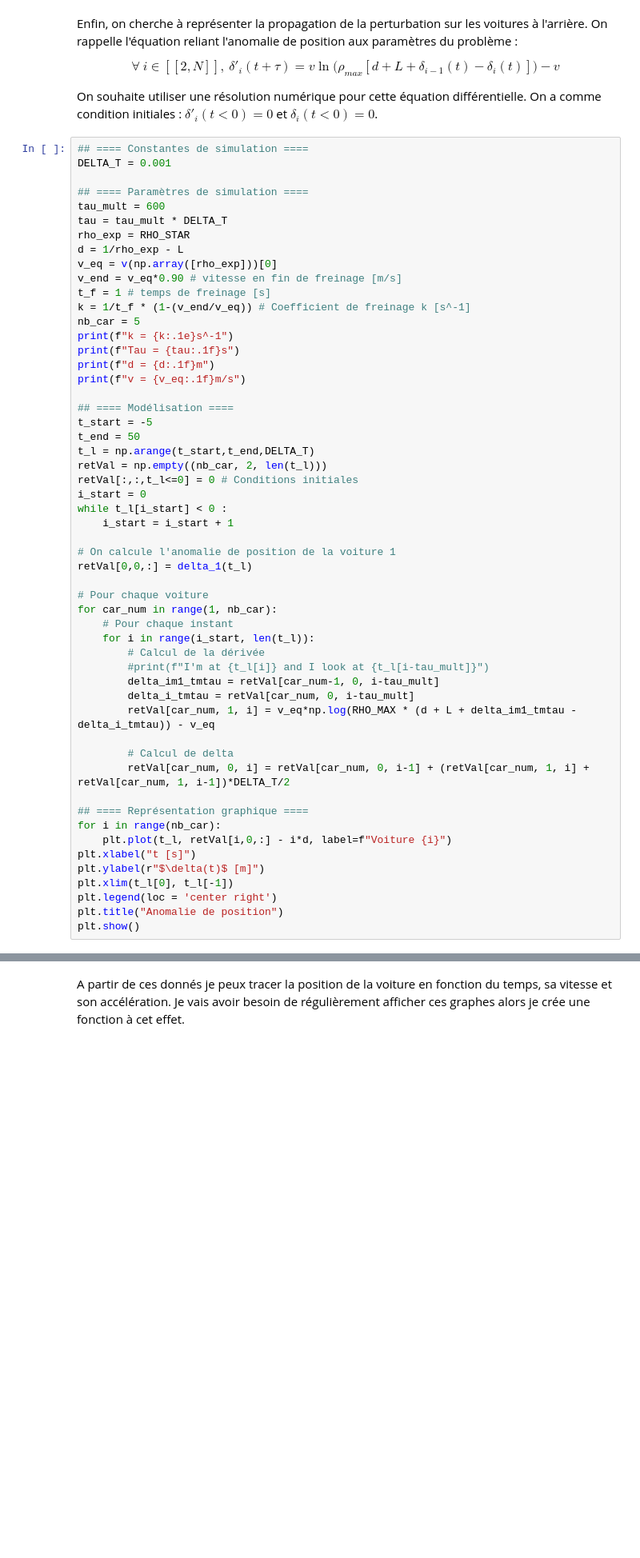
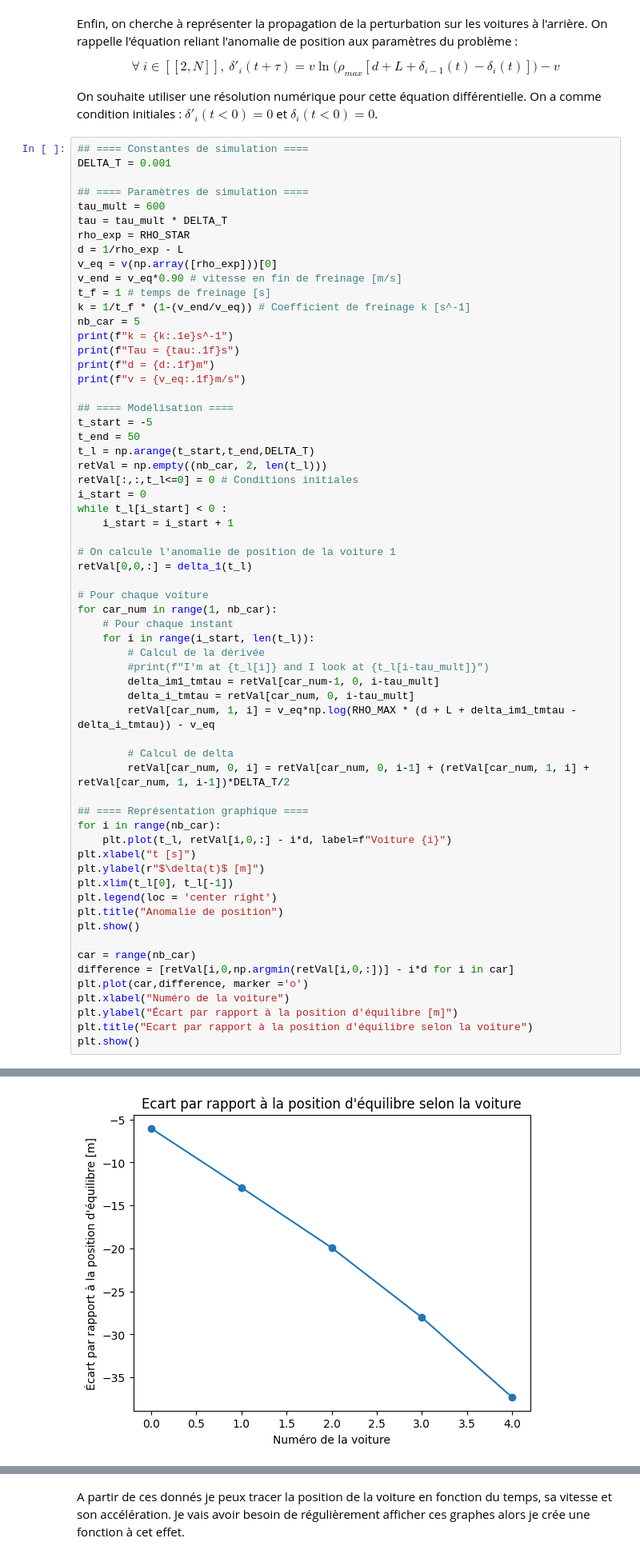
Before and after one commit to ThibautLavenant/phyMod_miniproject, a Jupyter notebook: MiniProject.ipynb, the cells around one changed output, grey strips where cells are left out. Shown at 80% size. Cells and saved outputs as stored; diff of their text form; blank space fills up the shorter version.

Commit message:
Ajout de graphe et commentaire associé au 1er modèle, structuration 2ème modèle

```diff
--- a/MiniProject.ipynb
+++ b/MiniProject.ipynb
@@ -399,30 +401,39 @@ while t_l[i_start] < 0 :
 retVal[0,0,:] = delta_1(t_l)
 
 # Pour chaque voiture
 for car_num in range(1, nb_car):
     # Pour chaque instant
     for i in range(i_start, len(t_l)):
         # Calcul de la dérivée
         #print(f"I'm at {t_l[i]} and I look at {t_l[i-tau_mult]}")
         delta_im1_tmtau = retVal[car_num-1, 0, i-tau_mult]
         delta_i_tmtau = retVal[car_num, 0, i-tau_mult]
         retVal[car_num, 1, i] = v_eq*np.log(RHO_MAX * (d + L + delta_im1_tmtau - delta_i_tmtau)) - v_eq
 
         # Calcul de delta
         retVal[car_num, 0, i] = retVal[car_num, 0, i-1] + (retVal[car_num, 1, i] + retVal[car_num, 1, i-1])*DELTA_T/2
 
 ## ==== Représentation graphique ====
 for i in range(nb_car):
     plt.plot(t_l, retVal[i,0,:] - i*d, label=f"Voiture {i}")
 plt.xlabel("t [s]")
 plt.ylabel(r"$\delta(t)$ [m]")
 plt.xlim(t_l[0], t_l[-1])
 plt.legend(loc = 'center right')
 plt.title("Anomalie de position")
 plt.show()
+
+car = range(nb_car)
+difference = [retVal[i,0,np.argmin(retVal[i,0,:])] - i*d for i in car]
+plt.plot(car,difference, marker ='o')
+plt.xlabel("Numéro de la voiture")
+plt.ylabel("Écart par rapport à la position d'équilibre [m]")
+plt.title("Ecart par rapport à la position d'équilibre selon la voiture")
+plt.show()
 # %% [output]
 k = 1.0e-01s^-1
 Tau = 0.6s
 d = 6.9m
 v = 15.8m/s
 [figure]
+[figure, added]
```
Also changed, not shown: parts of 9 cells of this notebook, 1 other file.
